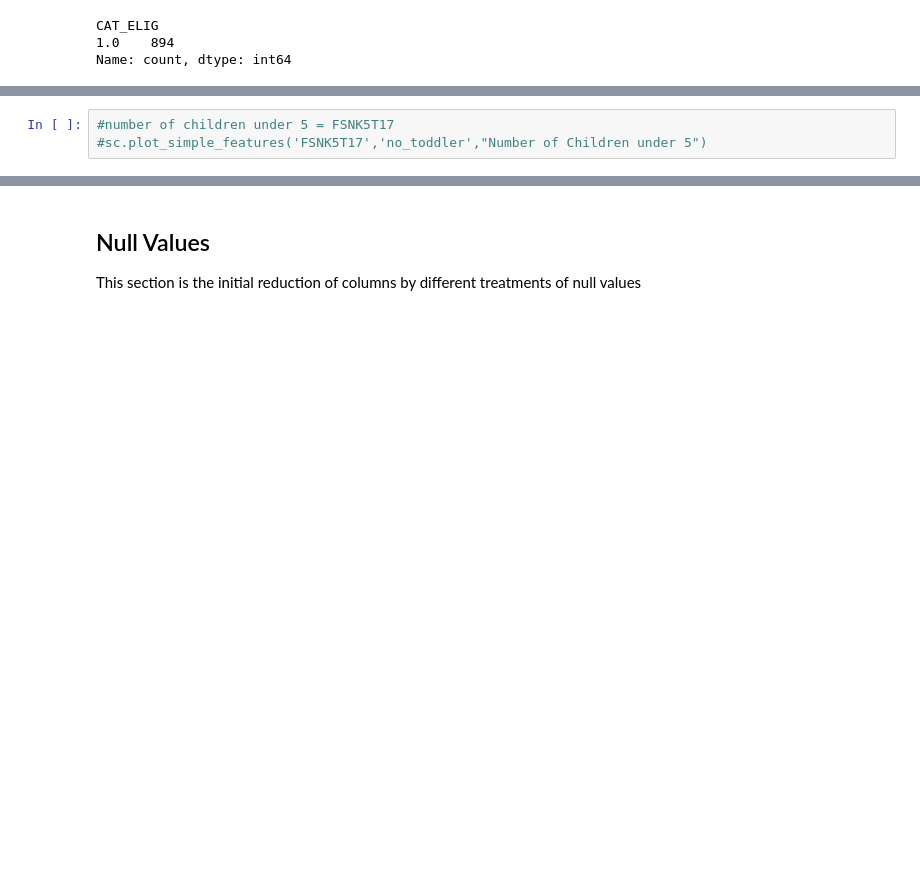
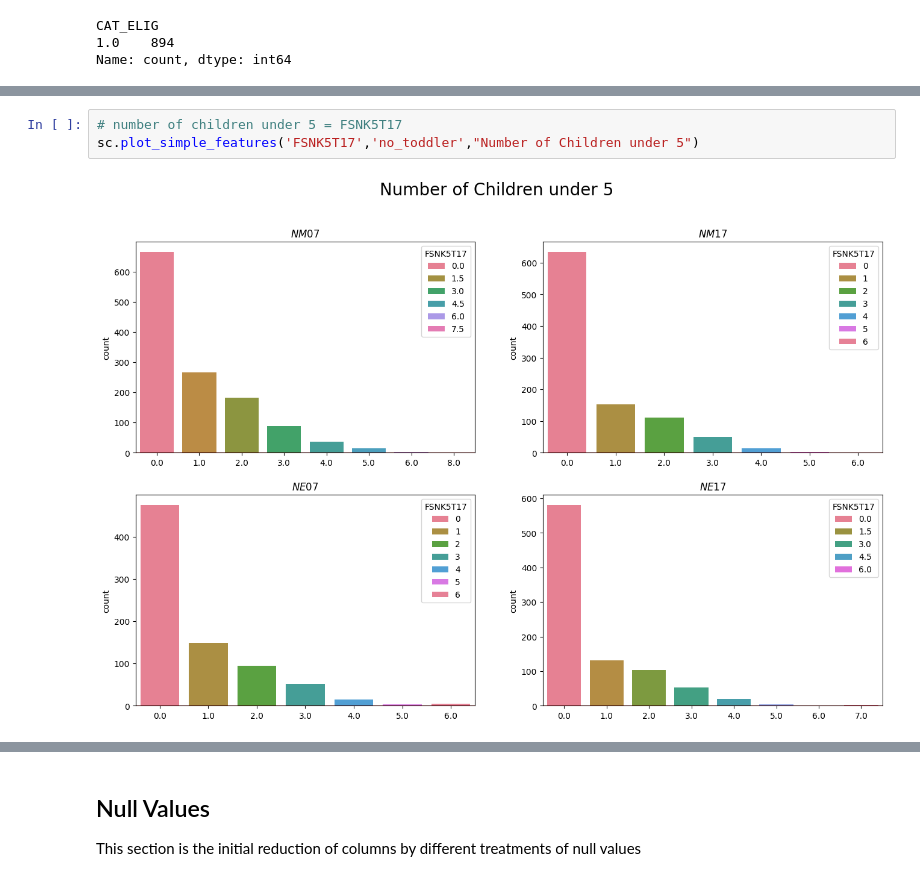
Before and after one commit to a-barker/QGIS-data-project, a Jupyter notebook: notebooks/1_EDA.ipynb, the cells around one changed output, grey strips where cells are left out. Saved outputs shown, nothing was run; the diff lists cells and outputs as text; blank space fills up the shorter version.

```diff
--- a/notebooks/1_EDA.ipynb
+++ b/notebooks/1_EDA.ipynb
@@ -290,4 +329,6 @@ Name: count, dtype: int64
 # %%
-#number of children under 5 = FSNK5T17
-#sc.plot_simple_features('FSNK5T17','no_toddler',"Number of Children under 5")
+# number of children under 5 = FSNK5T17
+sc.plot_simple_features('FSNK5T17','no_toddler',"Number of Children under 5")
+# %% [output]
+[figure, added]
 # %%
```
Also changed, not shown: parts of 29 cells of this notebook, 21 other files.
